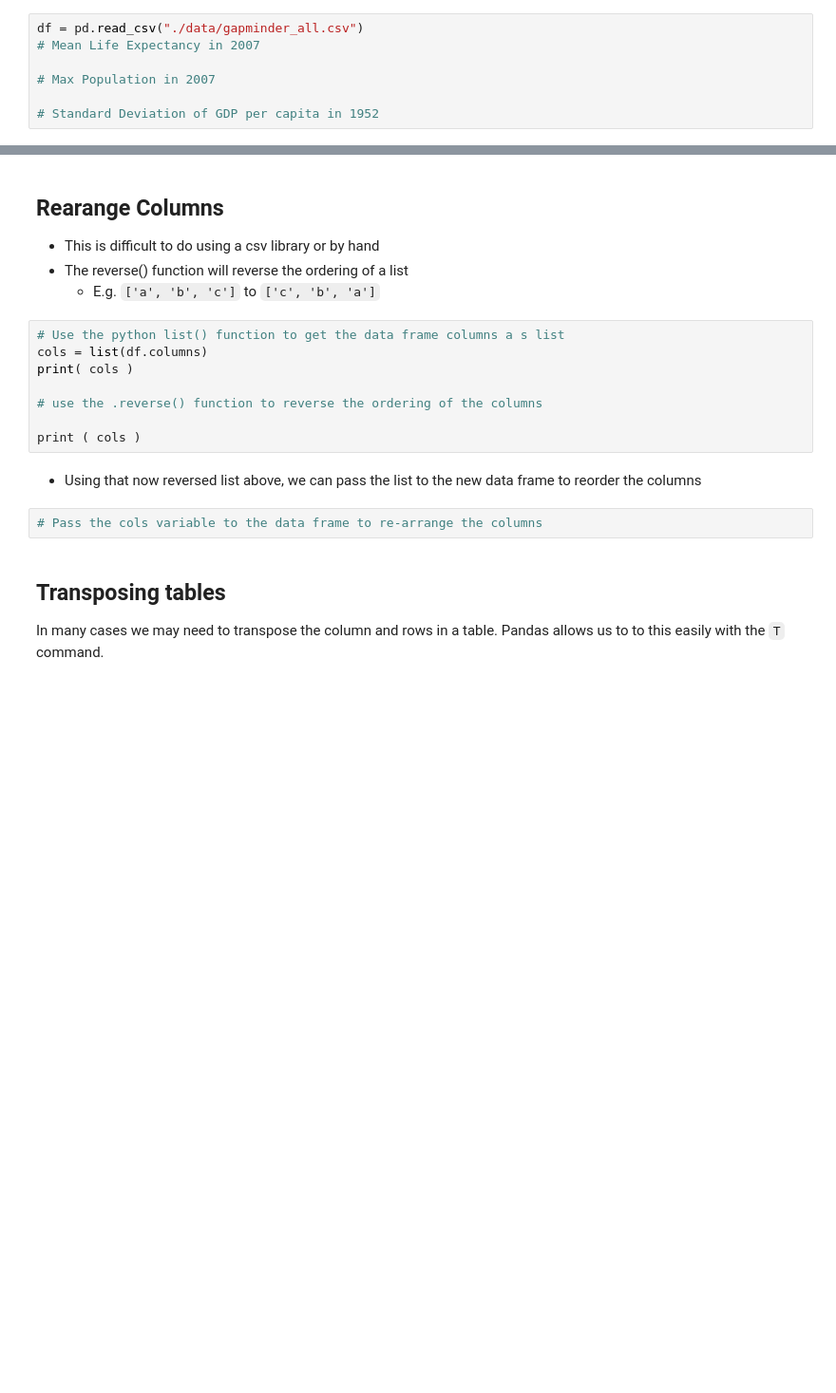
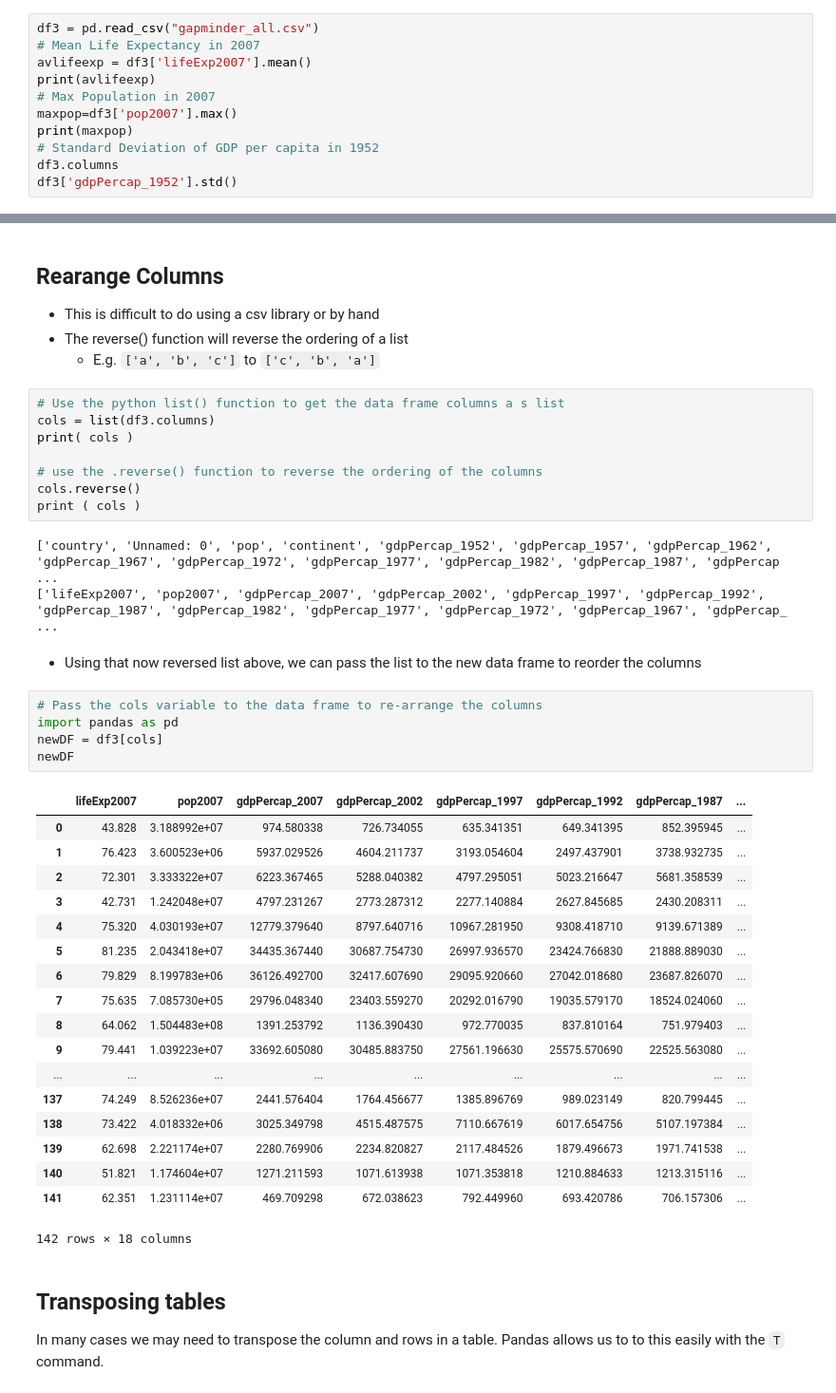
Before and after one commit to drakeasberry/2019-02-23-WorkshopResources, a Jupyter notebook: python-lessons/05 - Working With Pandas Data Frames.ipynb, the cells around one changed output, grey strips where cells are left out. Shown: that part at 95% size. Saved outputs shown, nothing was run; the diff lists cells and outputs as text; blank space fills up the shorter version.

Commit message:
Finished pandas lessons. However, ask questions tomorrow

```diff
--- a/python-lessons/05 - Working With Pandas Data Frames.ipynb
+++ b/python-lessons/05 - Working With Pandas Data Frames.ipynb
@@ -295,9 +307,13 @@ KeyError: 'country'
 
 1. What is the standard deviation for GDP per capita for all countries in all years
 # %%
-df = pd.read_csv("./data/gapminder_all.csv")
+df3 = pd.read_csv("gapminder_all.csv")
 # Mean Life Expectancy in 2007
-
+avlifeexp = df3['lifeExp2007'].mean()
+print(avlifeexp)
 # Max Population in 2007
-
+maxpop=df3['pop2007'].max()
+print(maxpop)
 # Standard Deviation of GDP per capita in 1952
+df3.columns
+df3['gdpPercap_1952'].std()
@@ -309,16 +329,41 @@ df = pd.read_csv("./data/gapminder_all.csv")
      * E.g.   `['a', 'b', 'c']` to `['c', 'b', 'a']`
 # %%
 # Use the python list() function to get the data frame columns a s list
-cols = list(df.columns)
+cols = list(df3.columns)
 print( cols )
 
 # use the .reverse() function to reverse the ordering of the columns
-
+cols.reverse()
 print ( cols )
+# %% [output]
+['country', 'Unnamed: 0', 'pop', 'continent', 'gdpPercap_1952', 'gdpPercap_1957', 'gdpPercap_1962', 'gdpPercap_1967', 'gdpPercap_1972', 'gdpPercap_1977', 'gdpPercap_1982', 'gdpPercap_1987', 'gdpPercap ...
+['lifeExp2007', 'pop2007', 'gdpPercap_2007', 'gdpPercap_2002', 'gdpPercap_1997', 'gdpPercap_1992', 'gdpPercap_1987', 'gdpPercap_1982', 'gdpPercap_1977', 'gdpPercap_1972', 'gdpPercap_1967', 'gdpPercap_ ...
 # %% [markdown]
 * Using that now reversed list above, we can pass the list to the new data frame to reorder the columns
 # %%
 # Pass the cols variable to the data frame to re-arrange the columns
+import pandas as pd
+newDF = df3[cols]
+newDF
+# %% [output]
+|  | lifeExp2007 | pop2007 | gdpPercap_2007 | gdpPercap_2002 | gdpPercap_1997 | gdpPercap_1992 | gdpPercap_1987 | ... |
+| 0 | 43.828 | 3.188992e+07 | 974.580338 | 726.734055 | 635.341351 | 649.341395 | 852.395945 | ... |
+| 1 | 76.423 | 3.600523e+06 | 5937.029526 | 4604.211737 | 3193.054604 | 2497.437901 | 3738.932735 | ... |
+| 2 | 72.301 | 3.333322e+07 | 6223.367465 | 5288.040382 | 4797.295051 | 5023.216647 | 5681.358539 | ... |
+| 3 | 42.731 | 1.242048e+07 | 4797.231267 | 2773.287312 | 2277.140884 | 2627.845685 | 2430.208311 | ... |
+| 4 | 75.320 | 4.030193e+07 | 12779.379640 | 8797.640716 | 10967.281950 | 9308.418710 | 9139.671389 | ... |
+| 5 | 81.235 | 2.043418e+07 | 34435.367440 | 30687.754730 | 26997.936570 | 23424.766830 | 21888.889030 | ... |
+| 6 | 79.829 | 8.199783e+06 | 36126.492700 | 32417.607690 | 29095.920660 | 27042.018680 | 23687.826070 | ... |
+| 7 | 75.635 | 7.085730e+05 | 29796.048340 | 23403.559270 | 20292.016790 | 19035.579170 | 18524.024060 | ... |
+| 8 | 64.062 | 1.504483e+08 | 1391.253792 | 1136.390430 | 972.770035 | 837.810164 | 751.979403 | ... |
+| 9 | 79.441 | 1.039223e+07 | 33692.605080 | 30485.883750 | 27561.196630 | 25575.570690 | 22525.563080 | ... |
+| ... | ... | ... | ... | ... | ... | ... | ... | ... |
+| 137 | 74.249 | 8.526236e+07 | 2441.576404 | 1764.456677 | 1385.896769 | 989.023149 | 820.799445 | ... |
+| 138 | 73.422 | 4.018332e+06 | 3025.349798 | 4515.487575 | 7110.667619 | 6017.654756 | 5107.197384 | ... |
+| 139 | 62.698 | 2.221174e+07 | 2280.769906 | 2234.820827 | 2117.484526 | 1879.496673 | 1971.741538 | ... |
+| 140 | 51.821 | 1.174604e+07 | 1271.211593 | 1071.613938 | 1071.353818 | 1210.884633 | 1213.315116 | ... |
+| 141 | 62.351 | 1.231114e+07 | 469.709298 | 672.038623 | 792.449960 | 693.420786 | 706.157306 | ... |
+142 rows × 18 columns
 # %% [markdown]
 ## Transposing tables
 
```
Also changed, not shown: parts of 42 cells of this notebook, 1 other file.
